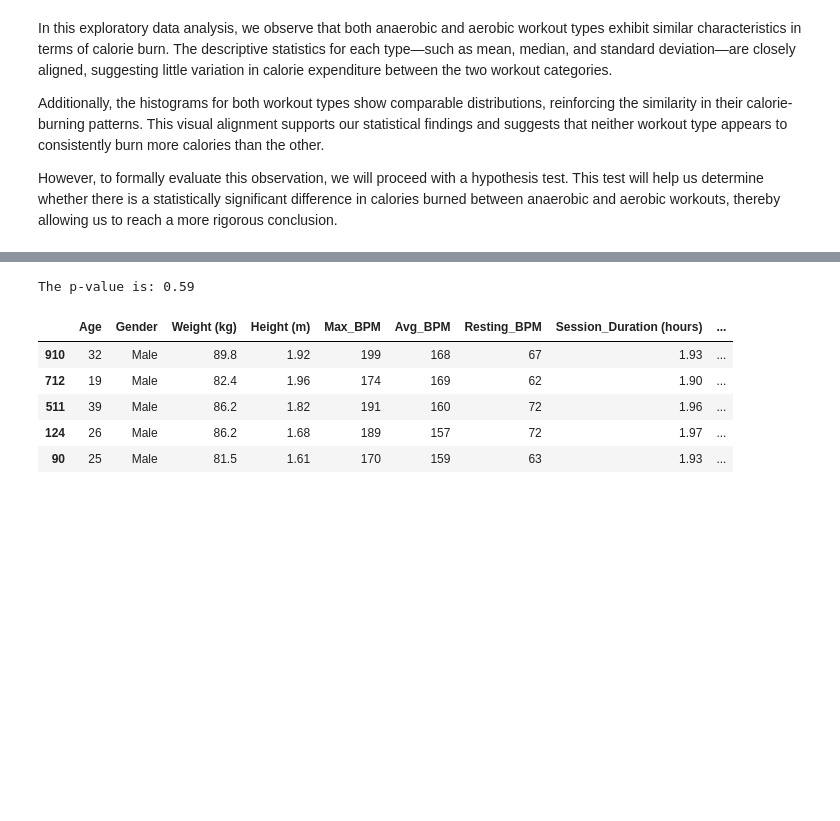
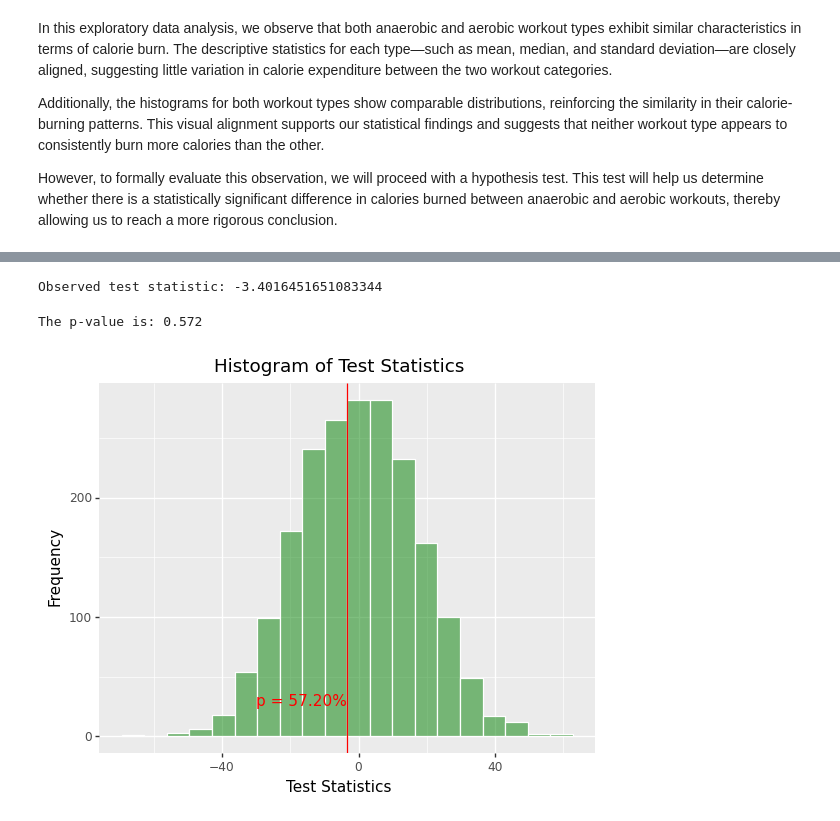
Before and after one commit to pdcos/ia376m_projeto_final, a Jupyter notebook: notebooks/calories_burned_by_exercise_type.ipynb, the cells around one changed output, grey strips where cells are left out. Cells and saved outputs as stored; diff of their text form; code cells hidden in the pictures; blank space fills up the shorter version.

```diff
--- a/notebooks/calories_burned_by_exercise_type.ipynb
+++ b/notebooks/calories_burned_by_exercise_type.ipynb
@@ -185,16 +236,18 @@ However, to formally evaluate this observation, we will proceed with a hypothesi
+# %%
+# Calculate the observed test statistic
+observed_test_statistic = calc_test_statistic(df_calories)
+print(f"Observed test statistic: {observed_test_statistic}")
+# %% [output]
+Observed test statistic: -3.4016451651083344
 # %%
-# Test Staticis: diff of avg calories burned between Aerobic and Anaerobic workouts
 
-def calc_test_statistic(df):
-    aerobic = df[df['Workout_Type'] == 'Aerobic']['Calories_Burned']
-    anaerobic = df[df['Workout_Type'] == 'Anaerobic']['Calories_Burned']
-    return np.mean(aerobic) - np.mean(anaerobic)
-
-def perm_test(df, n=1000):
+def perm_test(df, n=2000, seed=42):
+    np.random.seed(seed)
     test_stats = []
+    df_copy = df.copy(deep=True)
     for _ in range(n):
-        df['Workout_Type'] = np.random.permutation(df['Workout_Type'].values)
-        test_stats.append(calc_test_statistic(df))
+        df_copy['Workout_Type'] = np.random.permutation(df_copy['Workout_Type'].values)
+        test_stats.append(calc_test_statistic(df_copy))
     return test_stats
 
 observed_test_statistic = calc_test_statistic(df_calories)
@@ -207,15 +260,18 @@ print(f"The p-value is: {p_value}")
 
 # Test Staticis: diff of avg calories burned between Aerobic and Anaerobic workouts
 # %% [output]
-The p-value is: 0.59
+The p-value is: 0.572
-# %%
-# prints the most calories burned in a single workout sorted
-
-df_gym.sort_values(by='Calories_Burned', ascending=False).head()
-# %% [output]
-|  | Age | Gender | Weight (kg) | Height (m) | Max_BPM | Avg_BPM | Resting_BPM | Session_Duration (hours) | ... |
-| 910 | 32 | Male | 89.8 | 1.92 | 199 | 168 | 67 | 1.93 | ... |
-| 712 | 19 | Male | 82.4 | 1.96 | 174 | 169 | 62 | 1.90 | ... |
-| 511 | 39 | Male | 86.2 | 1.82 | 191 | 160 | 72 | 1.96 | ... |
-| 124 | 26 | Male | 86.2 | 1.68 | 189 | 157 | 72 | 1.97 | ... |
-| 90 | 25 | Male | 81.5 | 1.61 | 170 | 159 | 63 | 1.93 | ... |
+# %%
+# Plota o histograma de test_stats
+plot = (
+    ggplot(pd.DataFrame(test_stats, columns=['Test_Stats']), aes(x='Test_Stats'))
+    + geom_histogram(bins=20, color='white', fill='green', alpha=0.5)
+    + geom_vline(xintercept=observed_test_statistic, color='red')
+    + labs(title='Histogram of Test Statistics', x='Test Statistics', y='Frequency')
+    + annotate('text', x=observed_test_statistic, y=30, label=f'p = {p_value * 100:.2f}%', color='red', ha='right')
+
+)
+
+print(plot)
+# %% [output]
+[figure, added]
```
Also changed, not shown: parts of 7 cells of this notebook.
